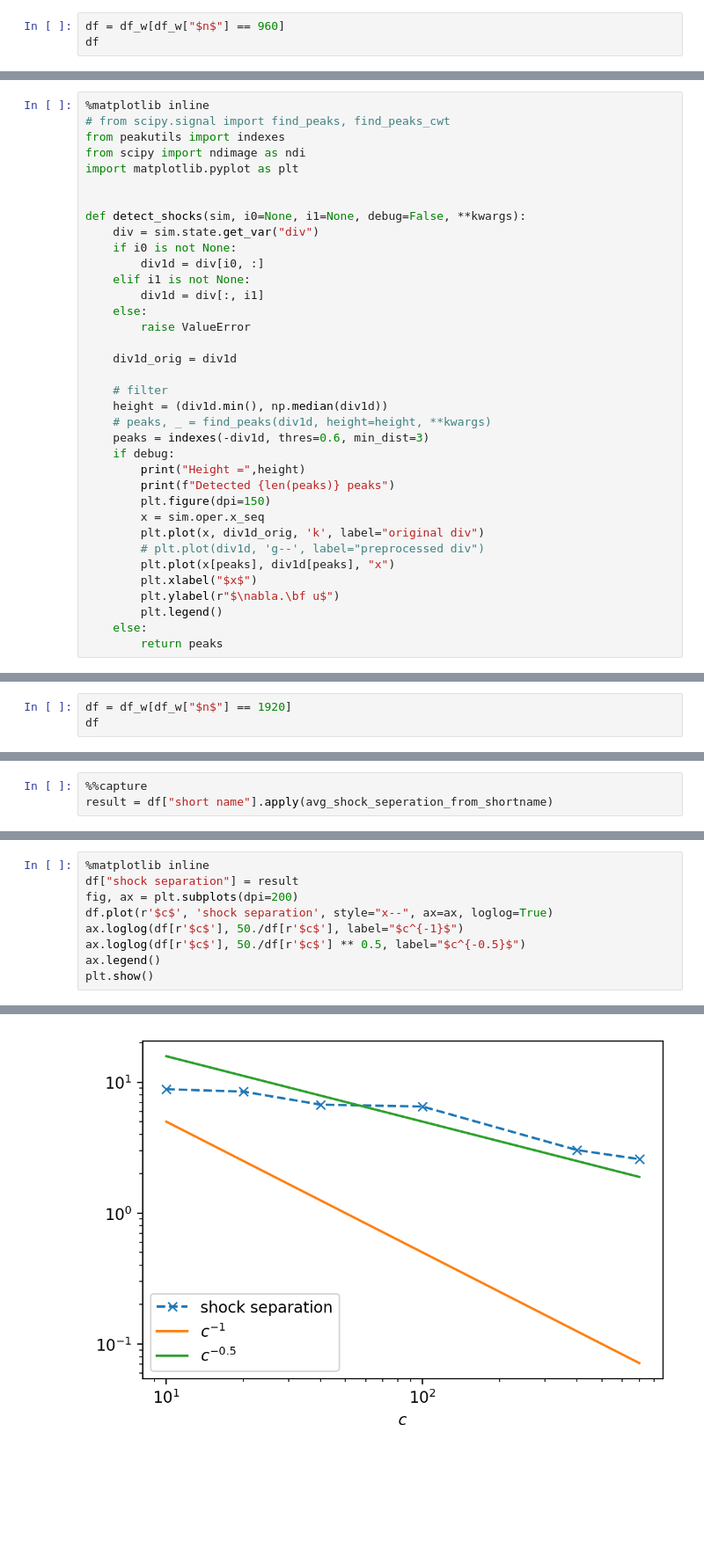
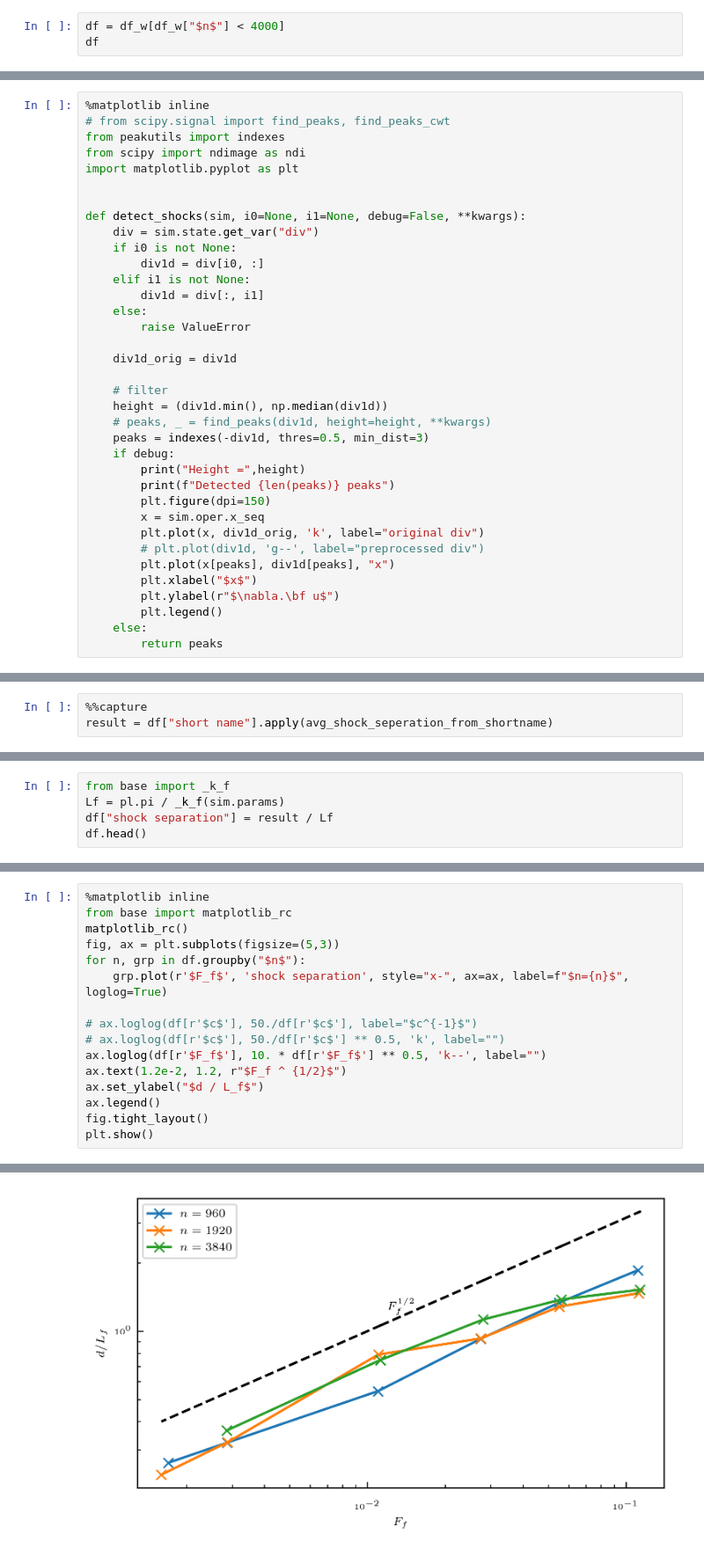
Before and after one commit to ashwinvis/augieretal_jfm_2019_shallow_water, a Jupyter notebook: Python/shock_population.ipynb, the cells around one changed output, grey strips where cells are left out. Shown at 88% size. Saved outputs shown, nothing was run; the diff lists cells and outputs as text; blank space fills up the shorter version.

Commit message:
Fig shock sep

```diff
--- a/Python/shock_population.ipynb
+++ b/Python/shock_population.ipynb
@@ -13,7 +13,7 @@ df_w.head()
 | W4 | 7680 | 10 | 3.72e-17 | 0 | 1.18 | 231 | 0.116 | inf | inf | ... |
 | W5 | 960 | 20 | 1.56e-10 | 0 | 1 | 28.8 | 0.055 | inf | inf | ... |
 # %%
-df = df_w[df_w["$n$"] == 960]
+df = df_w[df_w["$n$"] < 4000]
 df
 # %% [output]
 |  | $n$ | $c$ | $\nu_8$ | $f$ | $\epsilon$ | $\frac{k_{diss}}{k_f}$ | $F_f$ | $Ro_f$ | $Bu$ | ... |
@@ -55,7 +70,7 @@ def detect_shocks(sim, i0=None, i1=None, debug=False, **kwargs):
     # filter
     height = (div1d.min(), np.median(div1d))
     # peaks, _ = find_peaks(div1d, height=height, **kwargs)
-    peaks = indexes(-div1d, thres=0.6, min_dist=3)
+    peaks = indexes(-div1d, thres=0.5, min_dist=3)
     if debug:
         print("Height =",height)
         print(f"Detected {len(peaks)} peaks")
@@ -115,6 +130,3 @@ def avg_shock_seperation_from_shortname(short_name):
     path = paths_sim[short_name]
     sim = fls.load_state_phys_file(path, merge_missing_params=True)
     return avg_shock_seperation(sim)
-# %%
-df = df_w[df_w["$n$"] == 1920]
-df
@@ -151,0 +157,5 @@ df
+# %%
+from base import _k_f
+Lf = pl.pi / _k_f(sim.params)
+df["shock separation"] = result / Lf
+df.head()
@@ -152,10 +174,17 @@ df
 # %%
 %matplotlib inline
-df["shock separation"] = result
-fig, ax = plt.subplots(dpi=200)
-df.plot(r'$c$', 'shock separation', style="x--", ax=ax, loglog=True)
-ax.loglog(df[r'$c$'], 50./df[r'$c$'], label="$c^{-1}$")
-ax.loglog(df[r'$c$'], 50./df[r'$c$'] ** 0.5, label="$c^{-0.5}$")
+from base import matplotlib_rc
+matplotlib_rc()
+fig, ax = plt.subplots(figsize=(5,3))
+for n, grp in df.groupby("$n$"):
+    grp.plot(r'$F_f$', 'shock separation', style="x-", ax=ax, label=f"$n={n}$", loglog=True)
+
+# ax.loglog(df[r'$c$'], 50./df[r'$c$'], label="$c^{-1}$")
+# ax.loglog(df[r'$c$'], 50./df[r'$c$'] ** 0.5, 'k', label="")
+ax.loglog(df[r'$F_f$'], 10. * df[r'$F_f$'] ** 0.5, 'k--', label="")
+ax.text(1.2e-2, 1.2, r"$F_f ^ {1/2}$")
+ax.set_ylabel("$d / L_f$")
 ax.legend()
+fig.tight_layout()
 plt.show()
 # %% [output]
@@ -166 +191 @@ See the caveats in the documentation: http://pandas.pydata.org/pandas-docs/stabl
-[figure, old version]
+[figure, new version]
```
Also changed, not shown: parts of 15 cells of this notebook, 2 other files.
